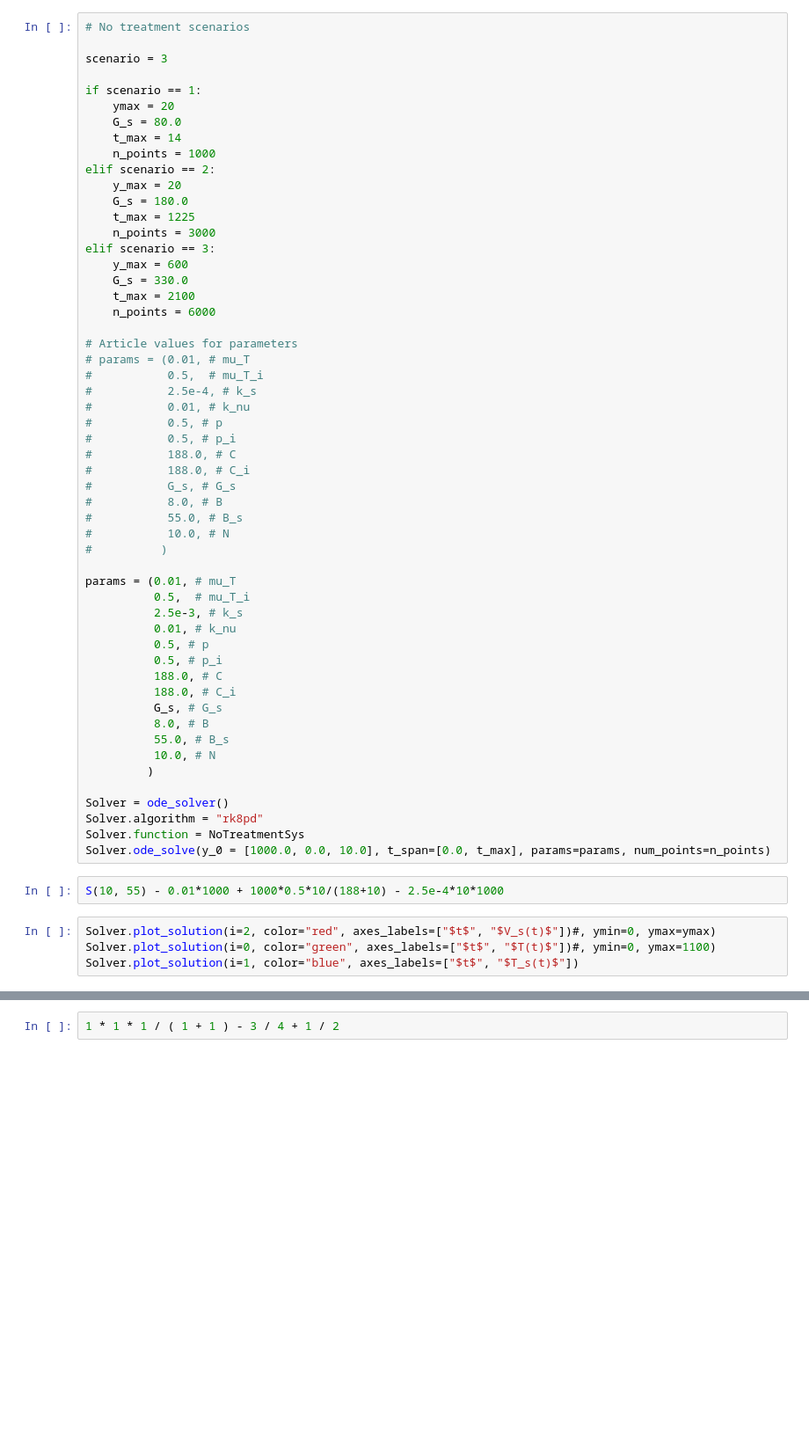
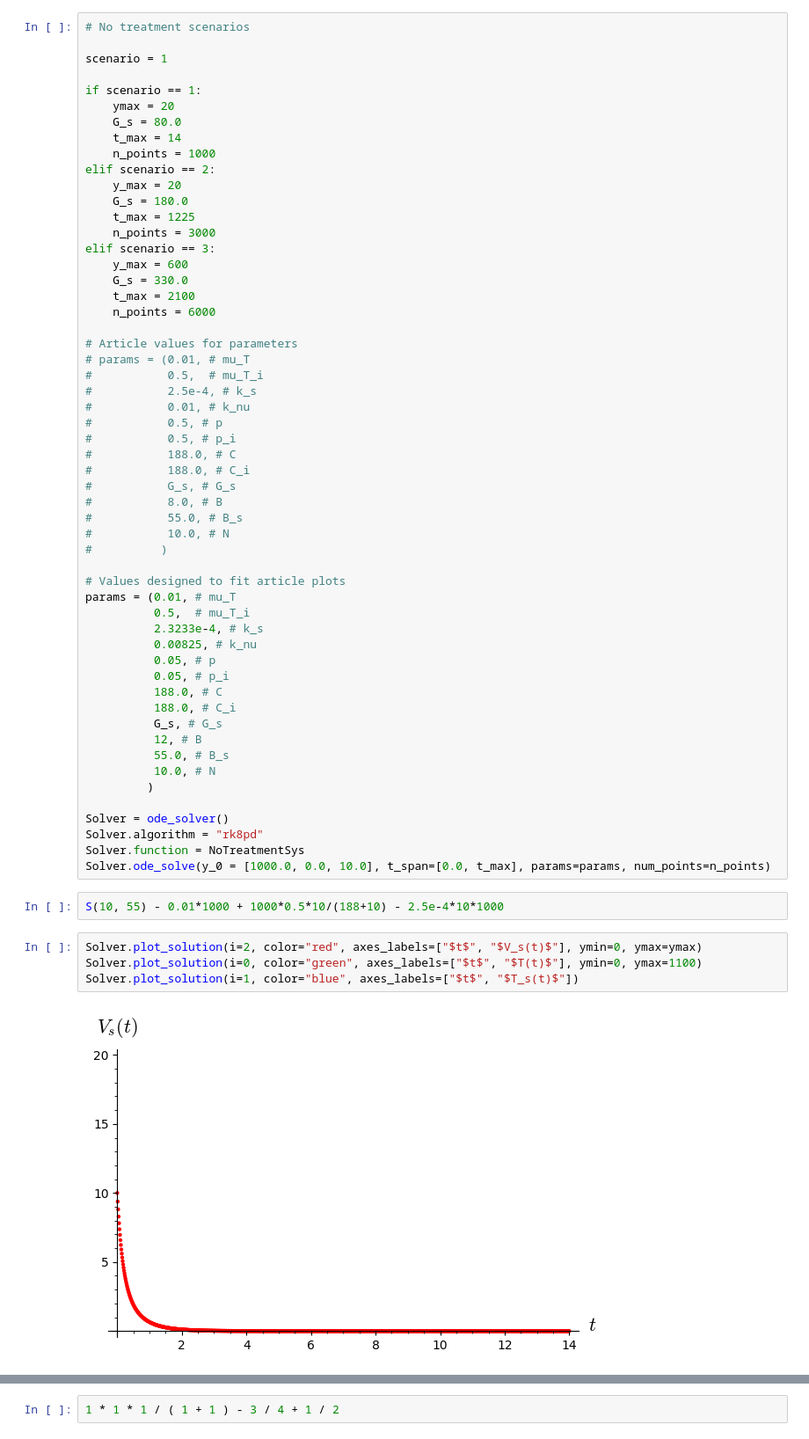
Before and after one commit to julymartins3/Trabalho-Final-MM4, a Jupyter notebook: codigo/HIV-simulations.ipynb, the cells around one changed output, grey strips where cells are left out. Shown at 88% size. Cells and saved outputs as stored; diff of their text form; blank space fills up the shorter version.

```diff
--- a/codigo/HIV-simulations.ipynb
+++ b/codigo/HIV-simulations.ipynb
@@ -12,7 +12,7 @@ def NoTreatmentSys(t, y, params):
 # %%
 # No treatment scenarios
 
-scenario = 3
+scenario = 1
 
 if scenario == 1:
     ymax = 20
@@ -45,16 +45,17 @@ elif scenario == 3:
 #           10.0, # N
 #          )
 
+# Values designed to fit article plots
 params = (0.01, # mu_T
           0.5,  # mu_T_i
-          2.5e-3, # k_s
-          0.01, # k_nu
-          0.5, # p
-          0.5, # p_i
+          2.3233e-4, # k_s
+          0.00825, # k_nu
+          0.05, # p
+          0.05, # p_i
           188.0, # C
           188.0, # C_i
           G_s, # G_s
-          8.0, # B
+          12, # B
           55.0, # B_s
           10.0, # N
          )
@@ -66,6 +67,8 @@ Solver.ode_solve(y_0 = [1000.0, 0.0, 10.0], t_span=[0.0, t_max], params=params,
 # %%
 S(10, 55) - 0.01*1000 + 1000*0.5*10/(188+10) - 2.5e-4*10*1000
 # %%
-Solver.plot_solution(i=2, color="red", axes_labels=["$t$", "$V_s(t)$"])#, ymin=0, ymax=ymax)
-Solver.plot_solution(i=0, color="green", axes_labels=["$t$", "$T(t)$"])#, ymin=0, ymax=1100)
+Solver.plot_solution(i=2, color="red", axes_labels=["$t$", "$V_s(t)$"], ymin=0, ymax=ymax)
+Solver.plot_solution(i=0, color="green", axes_labels=["$t$", "$T(t)$"], ymin=0, ymax=1100)
 Solver.plot_solution(i=1, color="blue", axes_labels=["$t$", "$T_s(t)$"])
+# %% [output]
+[figure, added]
```
Also changed, not shown: parts of 1 cell of this notebook.
